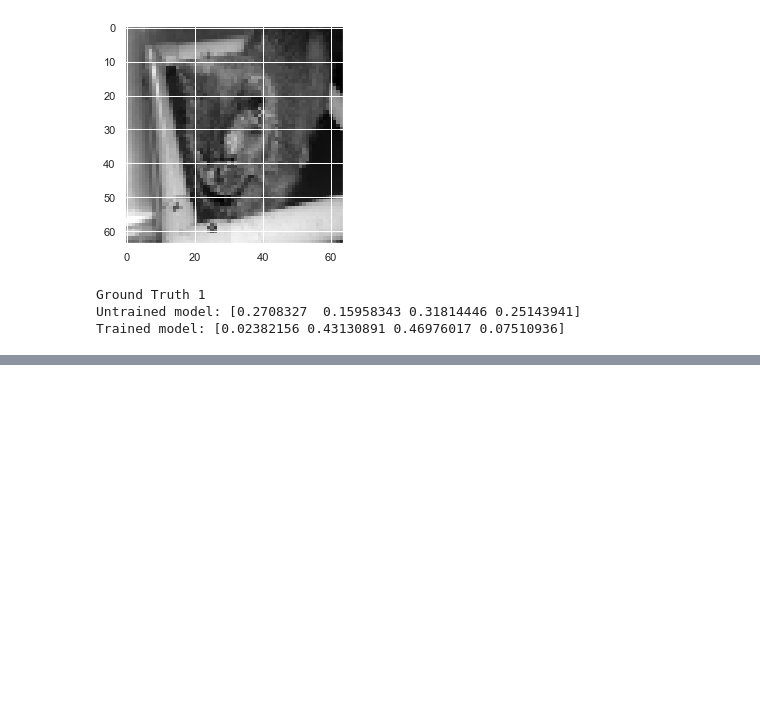
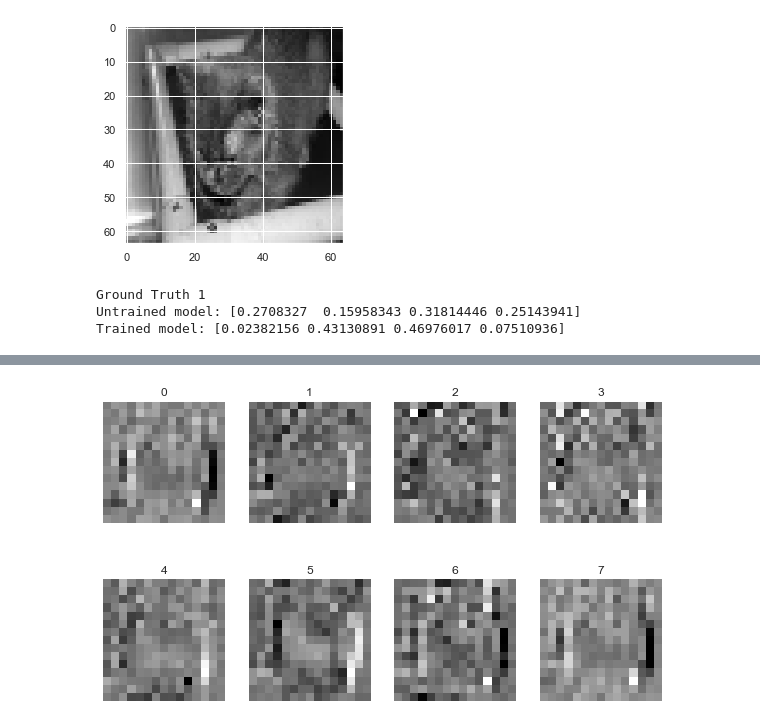
Before and after one commit to VioletEqz/Cat-Breed-Classification, a Jupyter notebook: Testground.ipynb, the cells around one changed output, grey strips where cells are left out. Cells and saved outputs as stored; diff of their text form; code cells hidden in the pictures; blank space fills up the shorter version.

```diff
--- a/Testground.ipynb
+++ b/Testground.ipynb
@@ -33,0 +76,5 @@ Trained model: [0.02382156 0.43130891 0.46976017 0.07510936]
+# %%
+img2 = layer2.forward(img)
+plot_images(img2)
+# %% [output]
+[figure, added]
```
Also changed, not shown: parts of 6 cells of this notebook, 5 other files.
